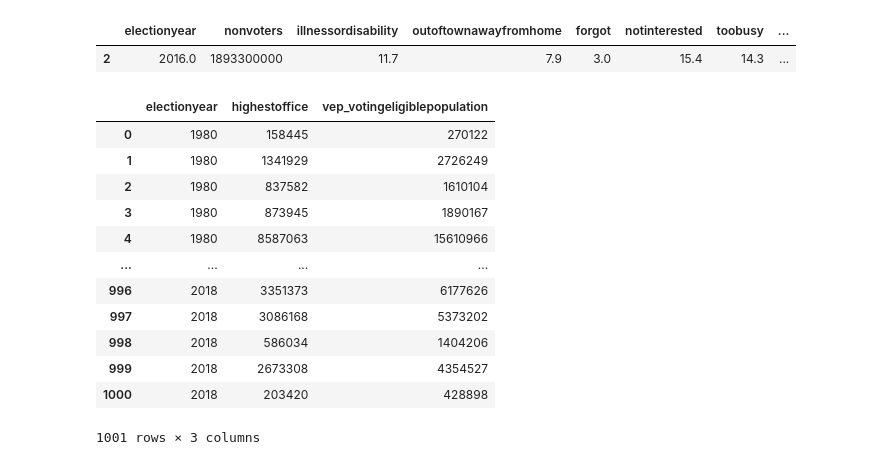
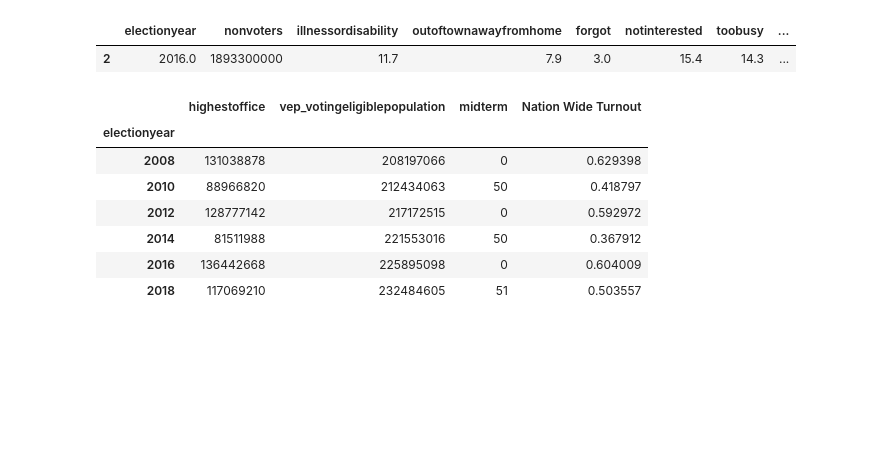
Before and after one commit to mmingoia/HTML_MN_Group_Project, a Jupyter notebook: app/Turnoutvisual.ipynb, the cells around one changed output. Cells and saved outputs as stored; diff of their text form; code cells hidden in the pictures; blank space fills up the shorter version.

Commit message:
Added Total Turnout

```diff
--- a/app/Turnoutvisual.ipynb
+++ b/app/Turnoutvisual.ipynb
@@ -349,20 +351,18 @@ with open('Nonvoters2012_graph.html', 'w') as f:
     f.write(Nonvoters2012.to_html(include_plotlyjs='cdn'))
 # %%
 # Read data from PostgreSQL database table and load into a DataFrame instance
-TurnoutDF =  pd.read_sql("select * from TurnoutData", db_conn)
-TurnoutDF =  TurnoutDF[["electionyear","highestoffice","vep_votingeligiblepopulation"]].copy()
-TurnoutDF
+TurnoutDF =  pd.read_sql("select * from nationalturnoutdata", db_conn)
+AnnualTurnoutDF = TurnoutDF.groupby(["electionyear"]).sum()
+AnnualTurnoutDF['Nation Wide Turnout'] = AnnualTurnoutDF['highestoffice']/AnnualTurnoutDF['vep_votingeligiblepopulation']
+PresidentialDF = AnnualTurnoutDF[AnnualTurnoutDF["midterm"] == 0]
+MidTermDF = AnnualTurnoutDF[AnnualTurnoutDF["midterm"] != 0]
+AnnualTurnoutDF
 # %% [output]
-|  | electionyear | highestoffice | vep_votingeligiblepopulation |
-| 0 | 1980 | 158445 | 270122 |
-| 1 | 1980 | 1341929 | 2726249 |
-| 2 | 1980 | 837582 | 1610104 |
-| 3 | 1980 | 873945 | 1890167 |
-| 4 | 1980 | 8587063 | 15610966 |
-| ... | ... | ... | ... |
-| 996 | 2018 | 3351373 | 6177626 |
-| 997 | 2018 | 3086168 | 5373202 |
-| 998 | 2018 | 586034 | 1404206 |
-| 999 | 2018 | 2673308 | 4354527 |
-| 1000 | 2018 | 203420 | 428898 |
+|  | highestoffice | vep_votingeligiblepopulation | midterm | Nation Wide Turnout |
+| electionyear |  |  |  |  |
+| 2008 | 131038878 | 208197066 | 0 | 0.629398 |
+| 2010 | 88966820 | 212434063 | 50 | 0.418797 |
+| 2012 | 128777142 | 217172515 | 0 | 0.592972 |
+| 2014 | 81511988 | 221553016 | 50 | 0.367912 |
+| 2016 | 136442668 | 225895098 | 0 | 0.604009 |
+| 2018 | 117069210 | 232484605 | 51 | 0.503557 |
-1001 rows × 3 columns
```
Also changed, not shown: parts of 5 cells of this notebook, 10 other files.
